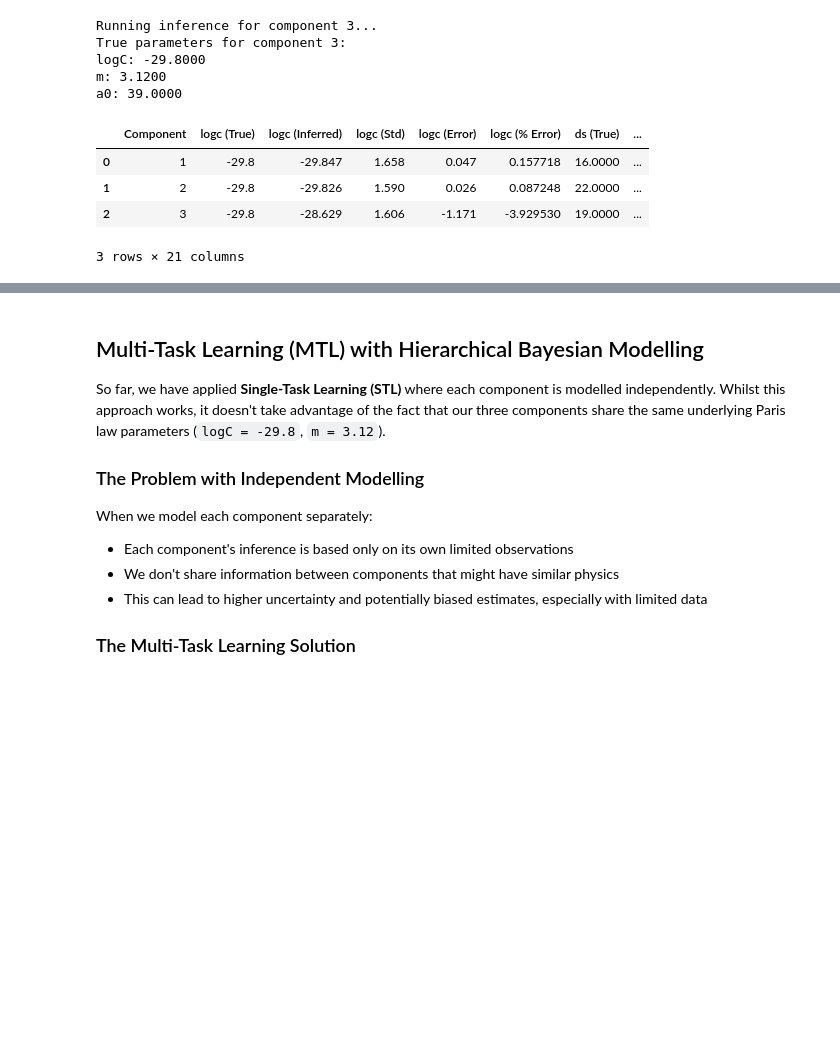
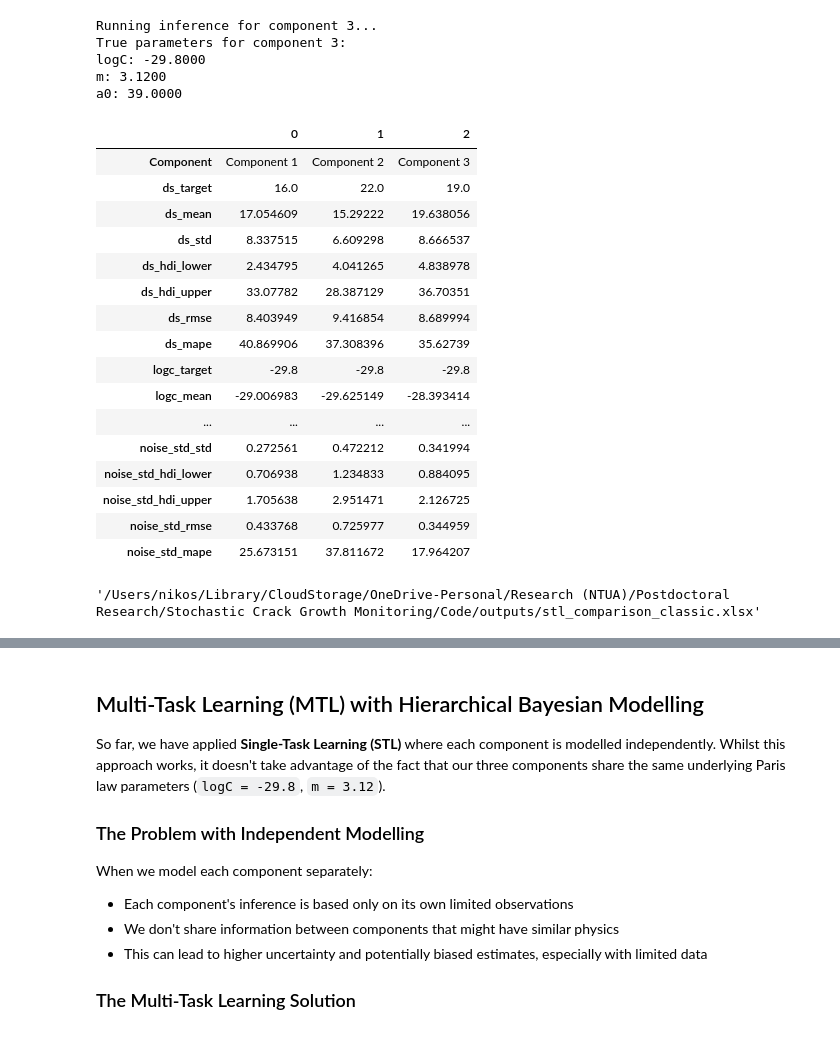
Before and after one commit to nsilionis/hierarchical-crack-growth-monitoring, a Jupyter notebook: notebooks/demo_classic_fatigue.ipynb, the cells around one changed output, grey strips where cells are left out. Cells and saved outputs as stored; diff of their text form; code cells hidden in the pictures; blank space fills up the shorter version.

```diff
--- a/notebooks/demo_classic_fatigue.ipynb
+++ b/notebooks/demo_classic_fatigue.ipynb
@@ -592,14 +589,26 @@ a0: 39.0000
 # %%
 # Use our new output_utils module to create the comparison table
-comparison_df = calculate_component_metrics(component_results)
-
-# Format the table with 4 decimal places
-formatted_df = format_comparison_table(comparison_df, precision=4)
+comparison_df = create_comparison_summary(component_results)
+display(comparison_df.T)
+# %% [output]
+|  | 0 | 1 | 2 |
+| Component | Component 1 | Component 2 | Component 3 |
+| ds_target | 16.0 | 22.0 | 19.0 |
+| ds_mean | 17.054609 | 15.29222 | 19.638056 |
+| ds_std | 8.337515 | 6.609298 | 8.666537 |
+| ds_hdi_lower | 2.434795 | 4.041265 | 4.838978 |
+| ds_hdi_upper | 33.07782 | 28.387129 | 36.70351 |
+| ds_rmse | 8.403949 | 9.416854 | 8.689994 |
+| ds_mape | 40.869906 | 37.308396 | 35.62739 |
+| logc_target | -29.8 | -29.8 | -29.8 |
+| logc_mean | -29.006983 | -29.625149 | -28.393414 |
+| ... | ... | ... | ... |
+| noise_std_std | 0.272561 | 0.472212 | 0.341994 |
+| noise_std_hdi_lower | 0.706938 | 1.234833 | 0.884095 |
+| noise_std_hdi_upper | 1.705638 | 2.951471 | 2.126725 |
+| noise_std_rmse | 0.433768 | 0.725977 | 0.344959 |
+| noise_std_mape | 25.673151 | 37.811672 | 17.964207 |
-# %%
-formatted_df
-# %% [output]
-|  | Component | logc (True) | logc (Inferred) | logc (Std) | logc (Error) | logc (% Error) | ds (True) | ... |
-| 0 | 1 | -29.8 | -29.847 | 1.658 | 0.047 | 0.157718 | 16.0000 | ... |
-| 1 | 2 | -29.8 | -29.826 | 1.590 | 0.026 | 0.087248 | 22.0000 | ... |
-| 2 | 3 | -29.8 | -28.629 | 1.606 | -1.171 | -3.929530 | 19.0000 | ... |
-3 rows × 21 columns
+# %%
+save_comparison_summary(comparison_df, "stl_comparison_classic", "excel")
+# %% [output]
+'/Users/nikos/Library/CloudStorage/OneDrive-Personal/Research (NTUA)/Postdoctoral Research/Stochastic Crack Growth Monitoring/Code/outputs/stl_comparison_classic.xlsx'
```
Also changed, not shown: parts of 15 cells of this notebook.
